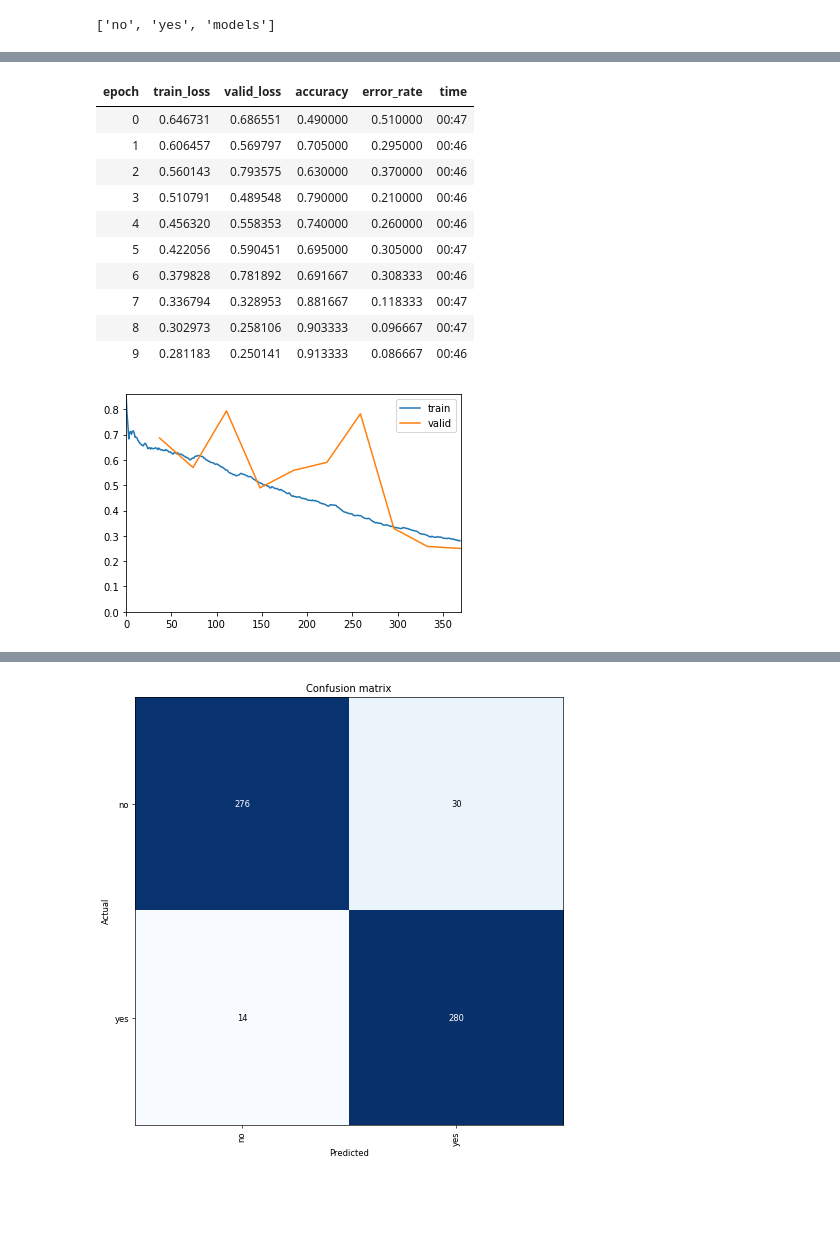
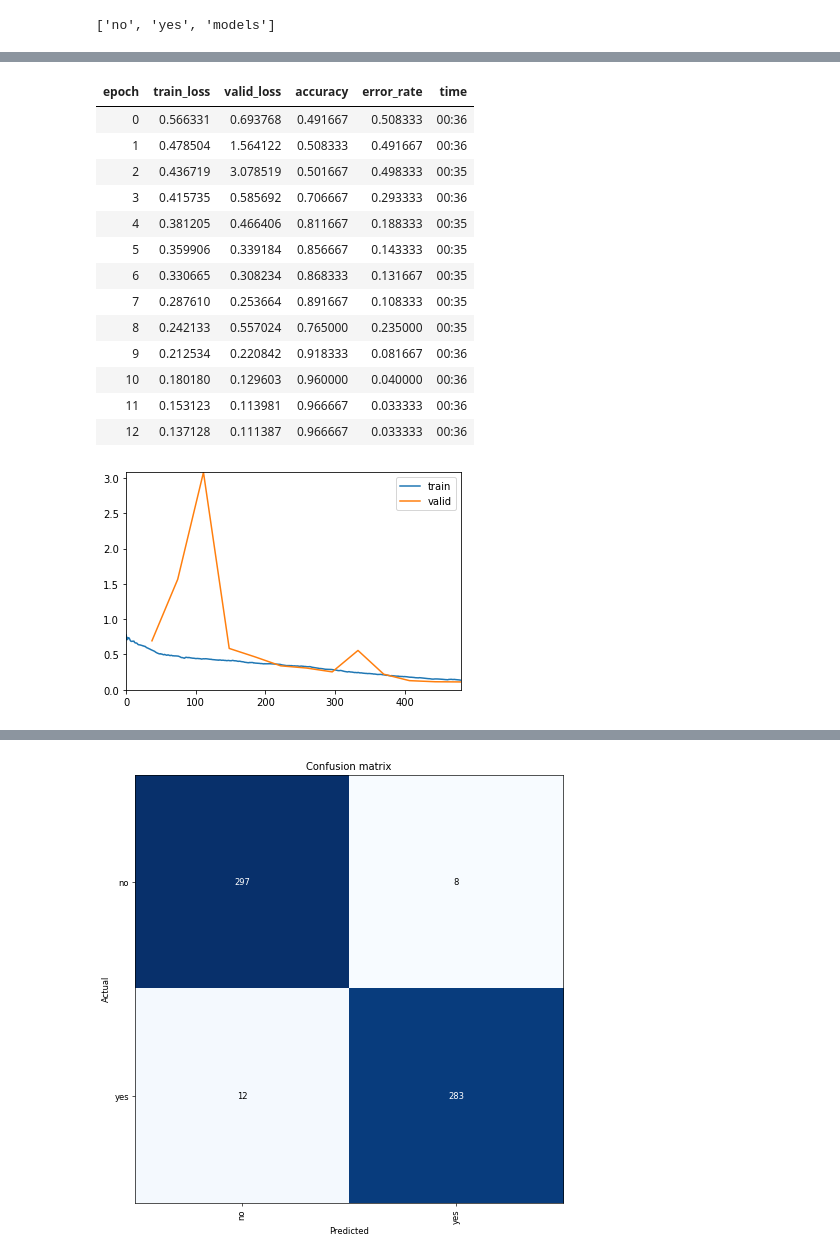
Before and after one commit to cosmo3xplorer/BrainTumour_Detection, a Jupyter notebook: Brain_Tumor_Classification_cnn.ipynb, the cells around one changed output, grey strips where cells are left out. Saved outputs shown, nothing was run; the diff lists cells and outputs as text; code cells hidden in the pictures; blank space fills up the shorter version.

```diff
--- a/Brain_Tumor_Classification_cnn.ipynb
+++ b/Brain_Tumor_Classification_cnn.ipynb
@@ -36,16 +36,9 @@ os.listdir(f'{DATA_DIR}')
 # %%
 data = ImageDataLoaders.from_folder(DATA_DIR, train=".",
                                     valid_pct=0.2,
-                                    ds_tfms=aug_transforms(mult=1.0, do_flip=True, flip_vert=True,
-                                    max_warp=0, max_rotate=10.0,
-                                    max_zoom=1.1, max_lighting=0.2,
-                                    p_affine=0.75, mode='bilinear',
-                                    pad_mode='reflection',
-                                    align_corners=True, min_scale=1.0),
+                                    ds_tfms=aug_transforms(mult=2.0, do_flip=True, flip_vert=True),
                                     item_tfms=Resize(224),
                                     bs=64,
-                                    val_bs=None,
-                                    num_workers=0,
                                     batch_tfms=Normalize.from_stats(*imagenet_stats))
 # %%
 data.show_batch(nrows=4, figsize=(10,10))
@@ -66,20 +59,20 @@ model = nn.Sequential(
                 nn.MaxPool2d(2, stride=2),
                 nn.Conv2d(256, 512, kernel_size=(3, 3), stride=(1, 1), padding=(1, 1)),nn.ReLU(inplace=True),
                 nn.Conv2d(512, 512, kernel_size=(3, 3), stride=(1, 1), padding=(1, 1)),nn.ReLU(inplace=True),
+                nn.Conv2d(512, 512, kernel_size=(3, 3), stride=(1, 1), padding=(1, 1)),nn.ReLU(inplace=True),
                 nn.MaxPool2d(2, stride=2),
-                nn.AdaptiveAvgPool2d(1),
-                nn.AdaptiveMaxPool2d(1)
         )
     ),
     nn.Sequential(
+                AdaptiveConcatPool2d(1),
                 nn.Flatten(),
+                nn.BatchNorm1d(1024, eps=1e-05, momentum=0.1, affine=True, track_running_stats=True),
+                nn.Dropout(p=0.25, inplace=False),
+                nn.Linear(in_features=1024, out_features=512, bias=False),
+                nn.ReLU(),
                 nn.BatchNorm1d(512, eps=1e-05, momentum=0.1, affine=True, track_running_stats=True),
-                nn.Dropout(p=0.25, inplace=False),
-                nn.Linear(in_features=512, out_features=256, bias=False),
-                nn.ReLU(),
-                nn.BatchNorm1d(256, eps=1e-05, momentum=0.1, affine=True, track_running_stats=True),
                 nn.Dropout(p=0.5, inplace=False),
-                nn.Linear(in_features=256, out_features=2, bias=False)
+                nn.Linear(in_features=512, out_features=2, bias=False)
     )
 )
 # %%
@@ -114,15 +107,18 @@ SuggestedLRs(valley=0.0003311311302240938)
 # %%
-learner.fit_one_cycle(10, lr_max=slice(3.3e-4), cbs=[ShowGraphCallback()])
+learner.fit_one_cycle(13, lr_max=slice(1e-3), cbs=[ShowGraphCallback()])
 # %% [output]
 | epoch | train_loss | valid_loss | accuracy | error_rate | time |
-| 0 | 0.646731 | 0.686551 | 0.490000 | 0.510000 | 00:47 |
-| 1 | 0.606457 | 0.569797 | 0.705000 | 0.295000 | 00:46 |
-| 2 | 0.560143 | 0.793575 | 0.630000 | 0.370000 | 00:46 |
-| 3 | 0.510791 | 0.489548 | 0.790000 | 0.210000 | 00:46 |
-| 4 | 0.456320 | 0.558353 | 0.740000 | 0.260000 | 00:46 |
-| 5 | 0.422056 | 0.590451 | 0.695000 | 0.305000 | 00:47 |
-| 6 | 0.379828 | 0.781892 | 0.691667 | 0.308333 | 00:46 |
-| 7 | 0.336794 | 0.328953 | 0.881667 | 0.118333 | 00:47 |
-| 8 | 0.302973 | 0.258106 | 0.903333 | 0.096667 | 00:47 |
-| 9 | 0.281183 | 0.250141 | 0.913333 | 0.086667 | 00:46 |
+| 0 | 0.566331 | 0.693768 | 0.491667 | 0.508333 | 00:36 |
+| 1 | 0.478504 | 1.564122 | 0.508333 | 0.491667 | 00:36 |
+| 2 | 0.436719 | 3.078519 | 0.501667 | 0.498333 | 00:35 |
+| 3 | 0.415735 | 0.585692 | 0.706667 | 0.293333 | 00:36 |
+| 4 | 0.381205 | 0.466406 | 0.811667 | 0.188333 | 00:35 |
+| 5 | 0.359906 | 0.339184 | 0.856667 | 0.143333 | 00:35 |
+| 6 | 0.330665 | 0.308234 | 0.868333 | 0.131667 | 00:35 |
+| 7 | 0.287610 | 0.253664 | 0.891667 | 0.108333 | 00:35 |
+| 8 | 0.242133 | 0.557024 | 0.765000 | 0.235000 | 00:35 |
+| 9 | 0.212534 | 0.220842 | 0.918333 | 0.081667 | 00:36 |
+| 10 | 0.180180 | 0.129603 | 0.960000 | 0.040000 | 00:36 |
+| 11 | 0.153123 | 0.113981 | 0.966667 | 0.033333 | 00:36 |
+| 12 | 0.137128 | 0.111387 | 0.966667 | 0.033333 | 00:36 |
-[figure, old version]
+[figure, new version]
```
Also changed, not shown: parts of 7 cells of this notebook.
